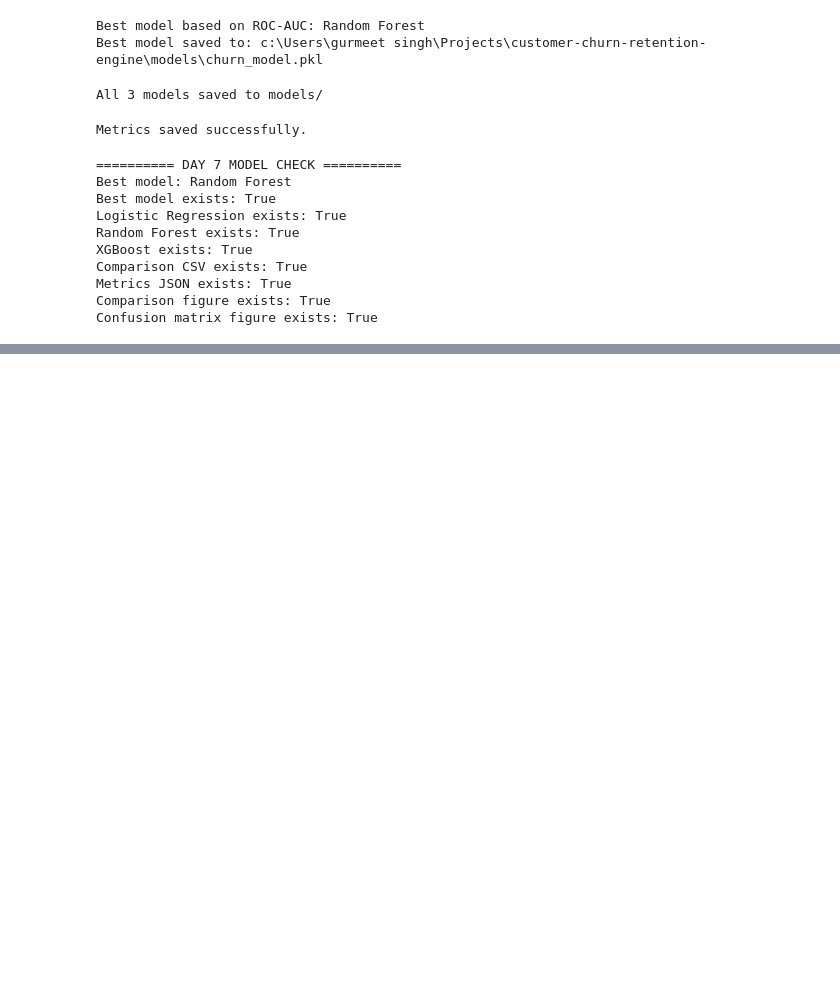
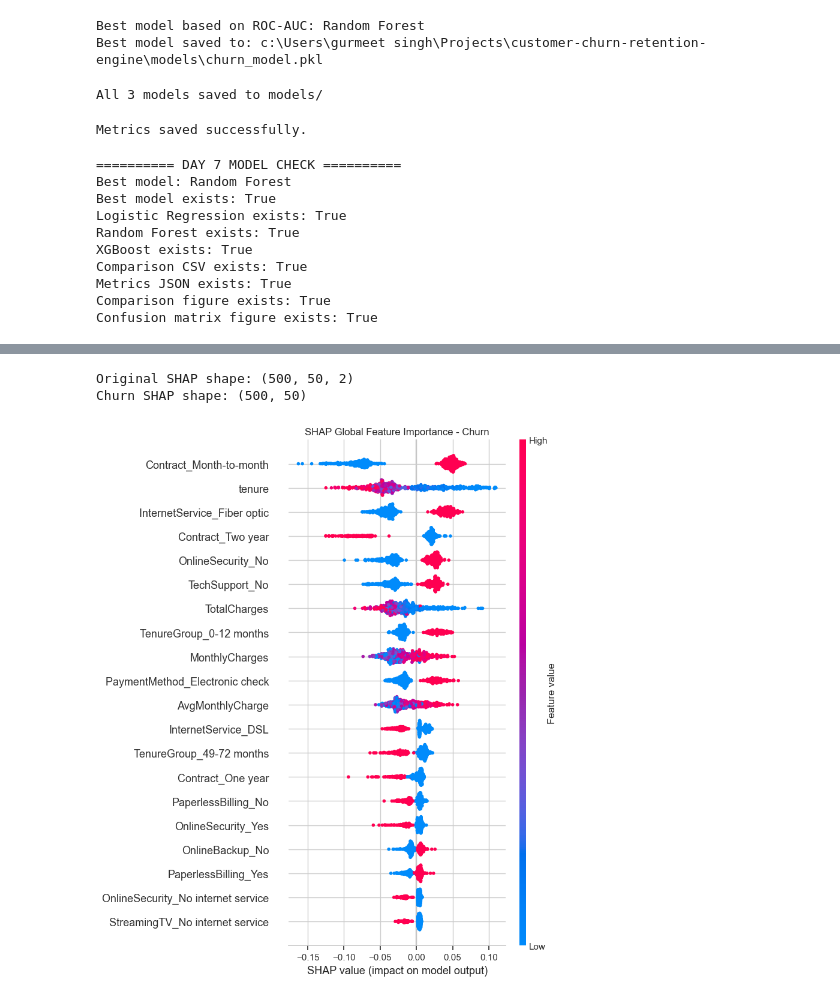
Before and after one commit to simranjitkaur-codes/customer-churn-retention-engine, a Jupyter notebook: notebooks/03_model_training_experiments.ipynb, the cells around one changed output, grey strips where cells are left out. Saved outputs shown, nothing was run; the diff lists cells and outputs as text; code cells hidden in the pictures; blank space fills up the shorter version.

```diff
--- a/notebooks/03_model_training_experiments.ipynb
+++ b/notebooks/03_model_training_experiments.ipynb
@@ -464,0 +772,5 @@ Confusion matrix figure exists: True
+# %%
+# Transform raw 21-feature data into the 50 model features
+X_train_transformed = preprocessor.transform(X_train_raw)
+
+print("Transformed training shape:", X_train_transformed.shape)
@@ -464,0 +796,14 @@ Confusion matrix figure exists: True
+# %%
+import shap
+
+explainer = shap.TreeExplainer(classifier)
+
+shap_values = explainer.shap_values(X_sample)
+
+print("SHAP values calculated.")
+
+if isinstance(shap_values, list):
+    print("Class 0 shape:", shap_values[0].shape)
+    print("Class 1 shapeSHAP shape: (500, 50, 2):", shap_values[1].shape)
+else:
+    print("SHAP output shape:", shap_values.shape)
@@ -464,0 +874,28 @@ Confusion matrix figure exists: True
+# %%
+shap_values_churn = shap_values[:, :, 1]
+
+print("Original SHAP shape:", shap_values.shape)
+print("Churn SHAP shape:", shap_values_churn.shape)
+# %% [output]
+Original SHAP shape: (500, 50, 2)
+Churn SHAP shape: (500, 50)
+# %%
+shap.summary_plot(
+    shap_values_churn,
+    X_sample,
+    feature_names=clean_feature_names,
+    show=False
+)
+
+plt.title("SHAP Global Feature Importance - Churn")
+plt.tight_layout()
+
+plt.savefig(
+    "../reports/figures/14_shap_summary.png",
+    dpi=300,
+    bbox_inches="tight"
+)
+
+plt.show()
+# %% [output]
+[figure, added]
```
Also changed, not shown: parts of 31 cells of this notebook, 12 other files.
